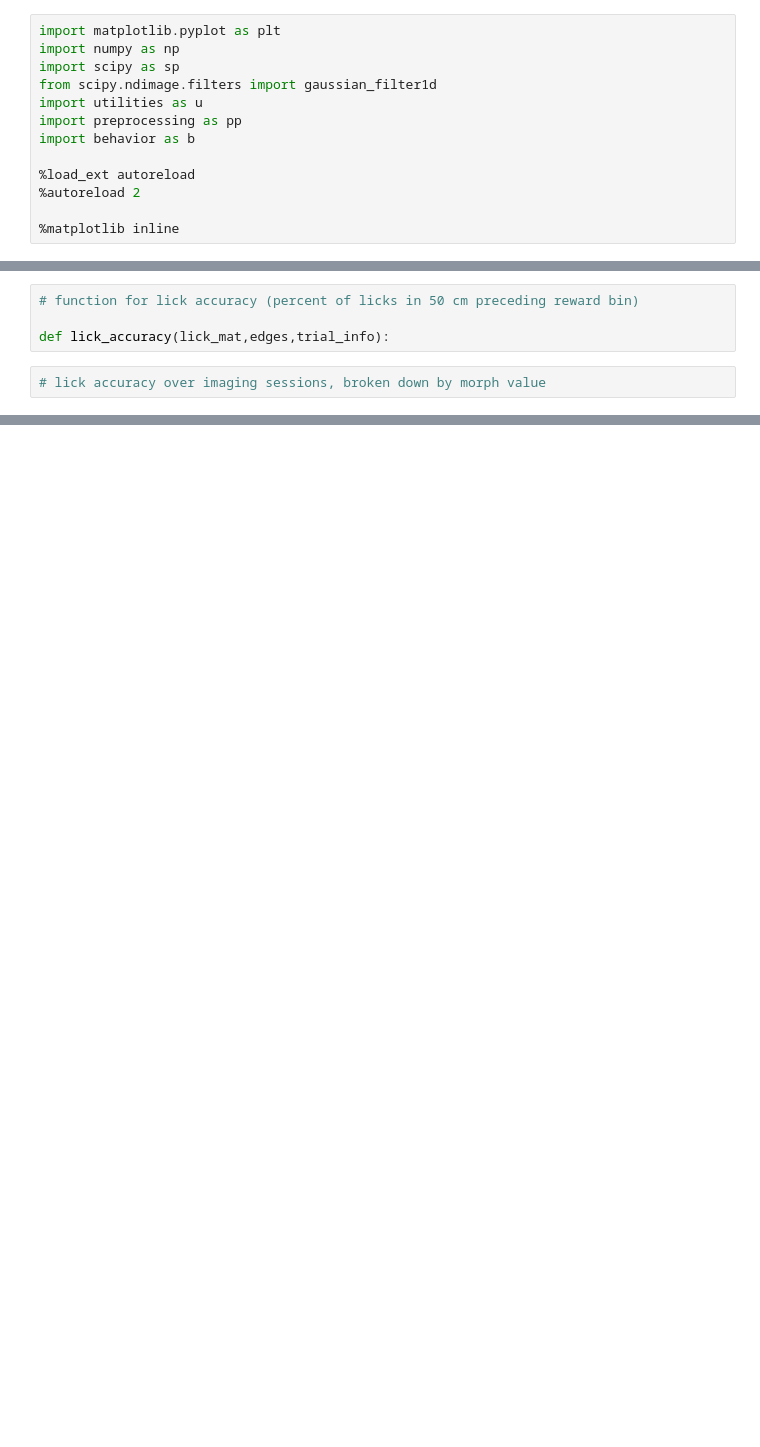
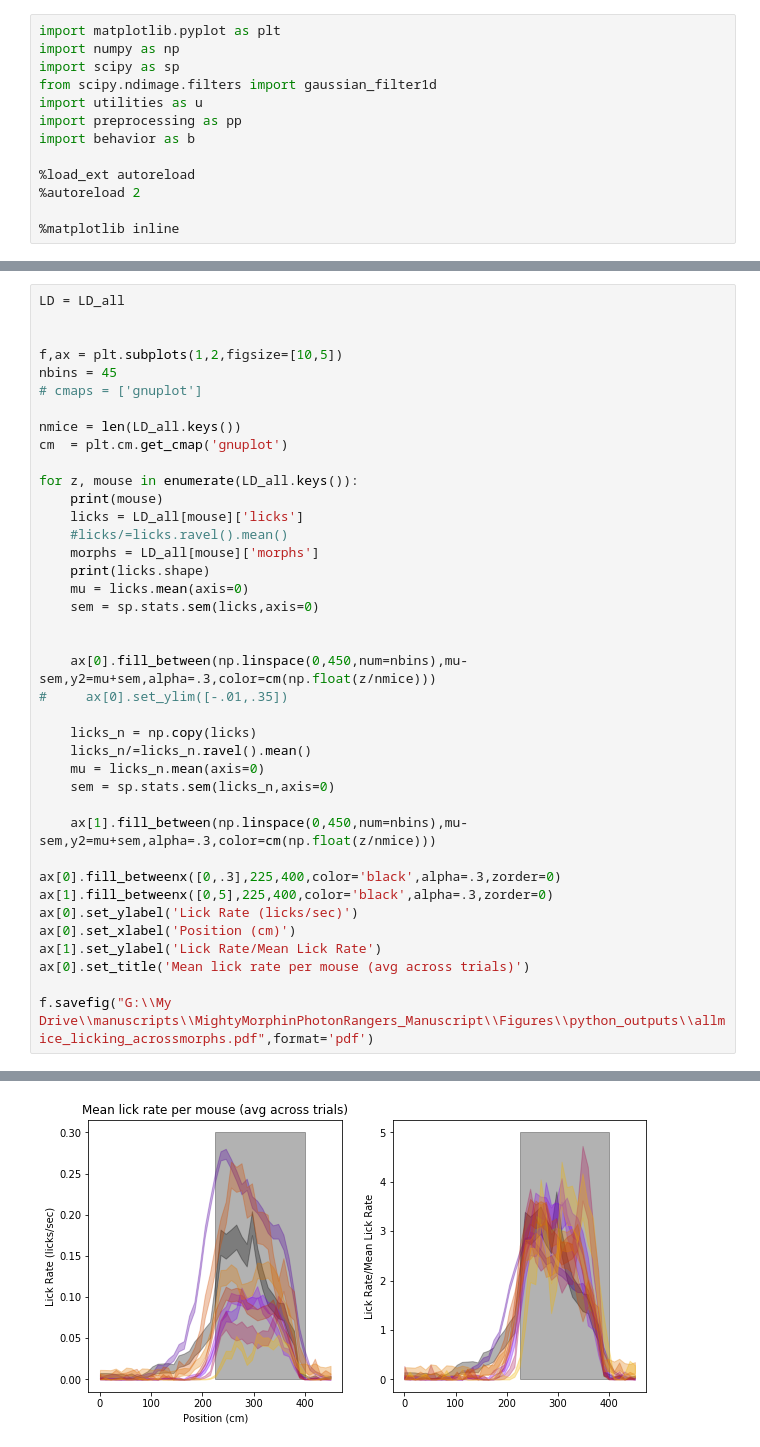
Before and after one commit to GiocomoLab/MightyMorphingPhotonRangers, a Jupyter notebook: behavior_folder/AcrossMouseLickingControl.ipynb, the cells around one changed output, grey strips where cells are left out. Cells and saved outputs as stored; diff of their text form; blank space fills up the shorter version.

```diff
--- a/behavior_folder/AcrossMouseLickingControl.ipynb
+++ b/behavior_folder/AcrossMouseLickingControl.ipynb
@@ -120,6 +156,40 @@ f.savefig("G:\\My Drive\\manuscripts\\MightyMorphinPhotonRangers_Manuscript\\Fig
-# %%
-# function for lick accuracy (percent of licks in 50 cm preceding reward bin)
-
-def lick_accuracy(lick_mat,edges,trial_info):
-# %%
-# lick accuracy over imaging sessions, broken down by morph value
+# %%
+LD = LD_all
+
+
+f,ax = plt.subplots(1,2,figsize=[10,5])
+nbins = 45
+# cmaps = ['gnuplot']
+
+nmice = len(LD_all.keys())
+cm  = plt.cm.get_cmap('gnuplot')
+
+for z, mouse in enumerate(LD_all.keys()):
+    print(mouse)
+    licks = LD_all[mouse]['licks']
+    #licks/=licks.ravel().mean()
+    morphs = LD_all[mouse]['morphs']
+    print(licks.shape)
+    mu = licks.mean(axis=0)
+    sem = sp.stats.sem(licks,axis=0)
+
+
+    ax[0].fill_between(np.linspace(0,450,num=nbins),mu-sem,y2=mu+sem,alpha=.3,color=cm(np.float(z/nmice)))
+#     ax[0].set_ylim([-.01,.35])
+
+    licks_n = np.copy(licks)
+    licks_n/=licks_n.ravel().mean()
+    mu = licks_n.mean(axis=0)
+    sem = sp.stats.sem(licks_n,axis=0)
+
+    ax[1].fill_between(np.linspace(0,450,num=nbins),mu-sem,y2=mu+sem,alpha=.3,color=cm(np.float(z/nmice)))
+
+ax[0].fill_betweenx([0,.3],225,400,color='black',alpha=.3,zorder=0)
+ax[1].fill_betweenx([0,5],225,400,color='black',alpha=.3,zorder=0)
+ax[0].set_ylabel('Lick Rate (licks/sec)')
+ax[0].set_xlabel('Position (cm)')
+ax[1].set_ylabel('Lick Rate/Mean Lick Rate')
+ax[0].set_title('Mean lick rate per mouse (avg across trials)')
+
+f.savefig("G:\\My Drive\\manuscripts\\MightyMorphinPhotonRangers_Manuscript\\Figures\\python_outputs\\allmice_licking_acrossmorphs.pdf",format='pdf')
+# %% [output]
@@ -125,0 +214 @@ def lick_accuracy(lick_mat,edges,trial_info):
+[figure, added]
```
Also changed, not shown: parts of 17 cells of this notebook, 17 other files.
